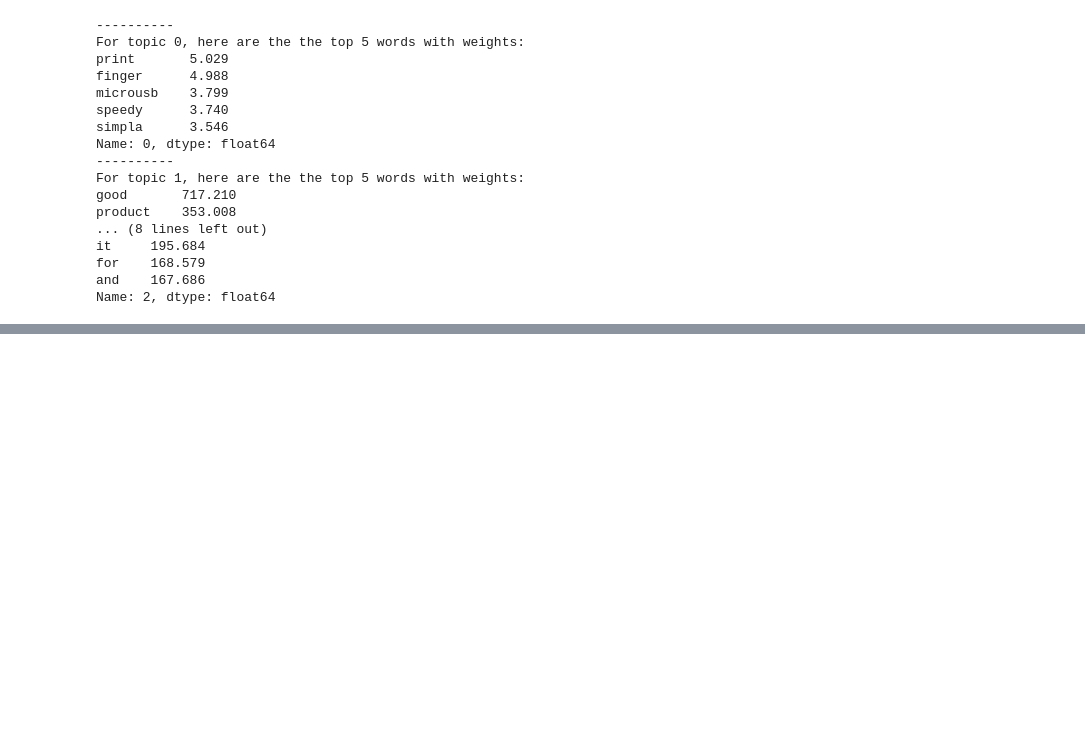
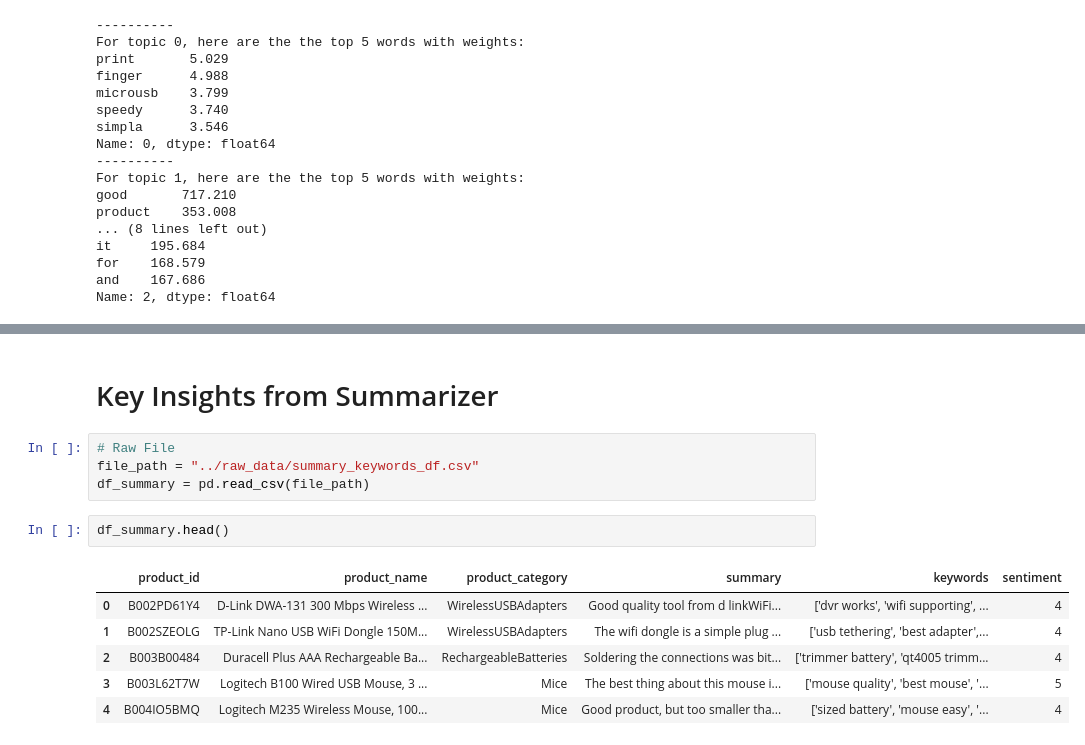
Before and after one commit to wxteh/amazon-customer-review-analysis, a Jupyter notebook: notebooks/wxteh-lda-topic-modelling.ipynb, the cells around one changed output, grey strips where cells are left out. Saved outputs shown, nothing was run; the diff lists cells and outputs as text; blank space fills up the shorter version.

```diff
--- a/notebooks/wxteh-lda-topic-modelling.ipynb
+++ b/notebooks/wxteh-lda-topic-modelling.ipynb
@@ -508,0 +707,15 @@ Name: 2, dtype: float64
+# %% [markdown]
+# Key Insights from Summarizer
+# %%
+# Raw File
+file_path = "../raw_data/summary_keywords_df.csv"
+df_summary = pd.read_csv(file_path)
+# %%
+df_summary.head()
+# %% [output]
+|  | product_id | product_name | product_category | summary | keywords | sentiment |
+| 0 | B002PD61Y4 | D-Link DWA-131 300 Mbps Wireless ... | WirelessUSBAdapters | Good quality tool from d linkWiFi... | ['dvr works', 'wifi supporting', ... | 4 |
+| 1 | B002SZEOLG | TP-Link Nano USB WiFi Dongle 150M... | WirelessUSBAdapters | The wifi dongle is a simple plug ... | ['usb tethering', 'best adapter',... | 4 |
+| 2 | B003B00484 | Duracell Plus AAA Rechargeable Ba... | RechargeableBatteries | Soldering the connections was bit... | ['trimmer battery', 'qt4005 trimm... | 4 |
+| 3 | B003L62T7W | Logitech B100 Wired USB Mouse, 3 ... | Mice | The best thing about this mouse i... | ['mouse quality', 'best mouse', '... | 5 |
+| 4 | B004IO5BMQ | Logitech M235 Wireless Mouse, 100... | Mice | Good product, but too smaller tha... | ['sized battery', 'mouse easy', '... | 4 |
```
Also changed, not shown: parts of 31 cells of this notebook, 4 other files.
